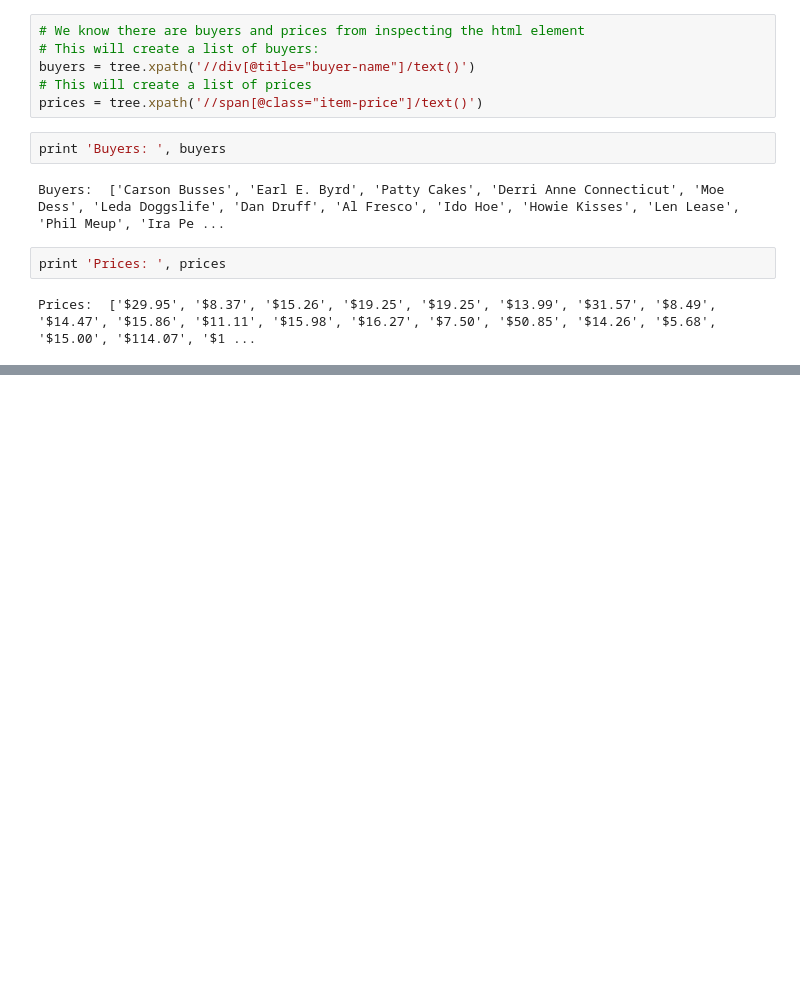
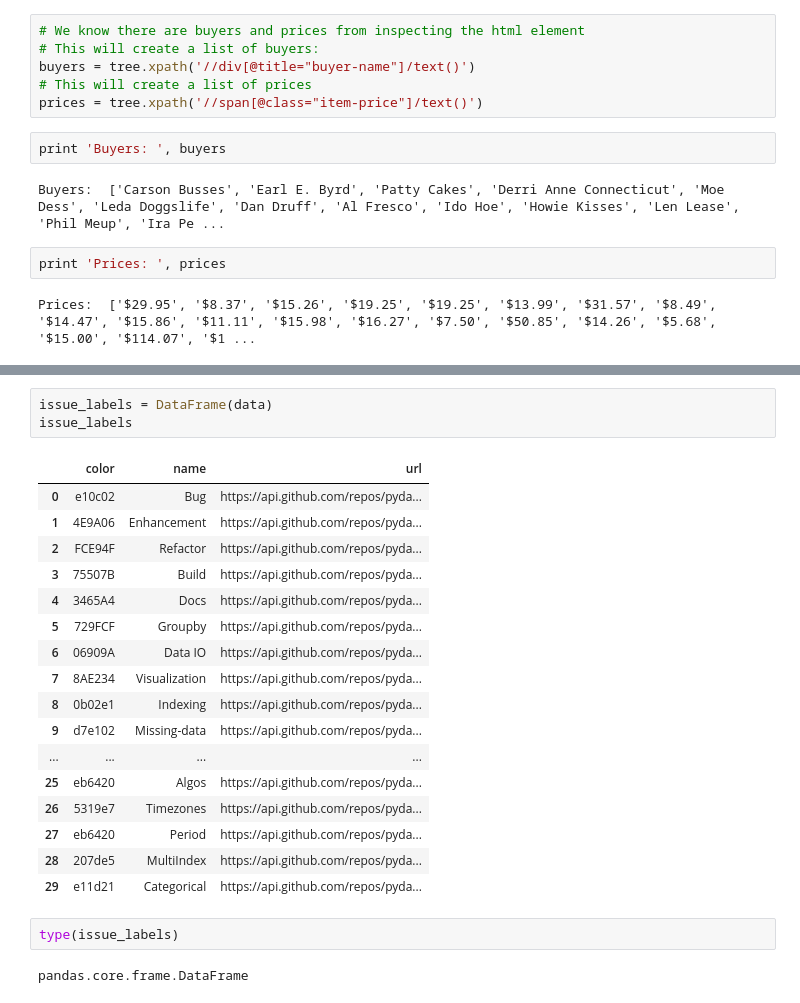
Before and after one commit to t-redactyl/Python-for-data-analysis, a Jupyter notebook: pfda_chapter_6.ipynb, the cells around one changed output, grey strips where cells are left out. Drawn from its saved outputs; the diff is of its cells as text; blank space fills up the shorter version.

```diff
--- a/pfda_chapter_6.ipynb
+++ b/pfda_chapter_6.ipynb
@@ -390,0 +446,25 @@ Prices:  ['$29.95', '$8.37', '$15.26', '$19.25', '$19.25', '$13.99', '$31.57', '
+# %%
+issue_labels = DataFrame(data)
+issue_labels
+# %% [output]
+|  | color | name | url |
+| 0 | e10c02 | Bug | https://api.github.com/repos/pyda... |
+| 1 | 4E9A06 | Enhancement | https://api.github.com/repos/pyda... |
+| 2 | FCE94F | Refactor | https://api.github.com/repos/pyda... |
+| 3 | 75507B | Build | https://api.github.com/repos/pyda... |
+| 4 | 3465A4 | Docs | https://api.github.com/repos/pyda... |
+| 5 | 729FCF | Groupby | https://api.github.com/repos/pyda... |
+| 6 | 06909A | Data IO | https://api.github.com/repos/pyda... |
+| 7 | 8AE234 | Visualization | https://api.github.com/repos/pyda... |
+| 8 | 0b02e1 | Indexing | https://api.github.com/repos/pyda... |
+| 9 | d7e102 | Missing-data | https://api.github.com/repos/pyda... |
+| ... | ... | ... | ... |
+| 25 | eb6420 | Algos | https://api.github.com/repos/pyda... |
+| 26 | 5319e7 | Timezones | https://api.github.com/repos/pyda... |
+| 27 | eb6420 | Period | https://api.github.com/repos/pyda... |
+| 28 | 207de5 | MultiIndex | https://api.github.com/repos/pyda... |
+| 29 | e11d21 | Categorical | https://api.github.com/repos/pyda... |
+# %%
+type(issue_labels)
+# %% [output]
+pandas.core.frame.DataFrame
```
Also changed, not shown: parts of 14 cells of this notebook.
